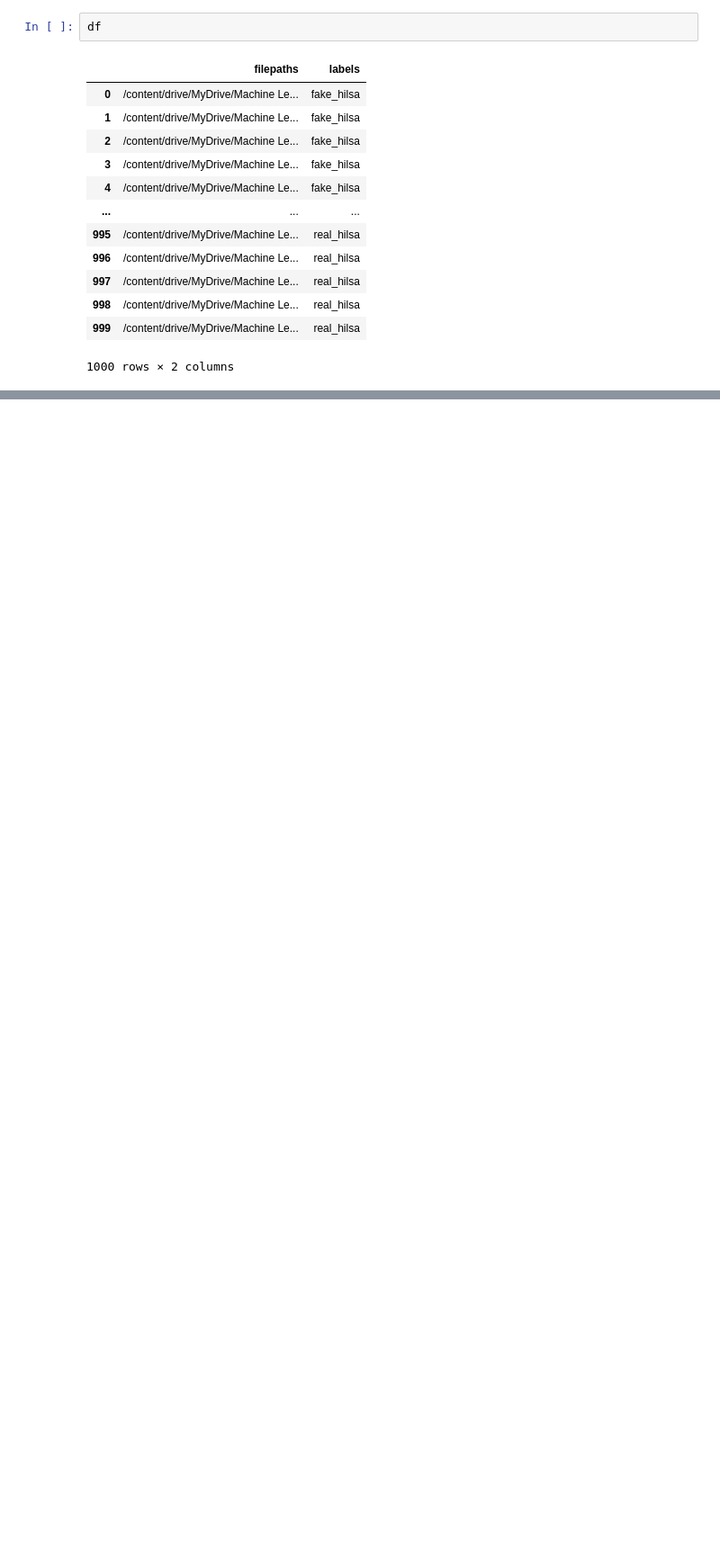
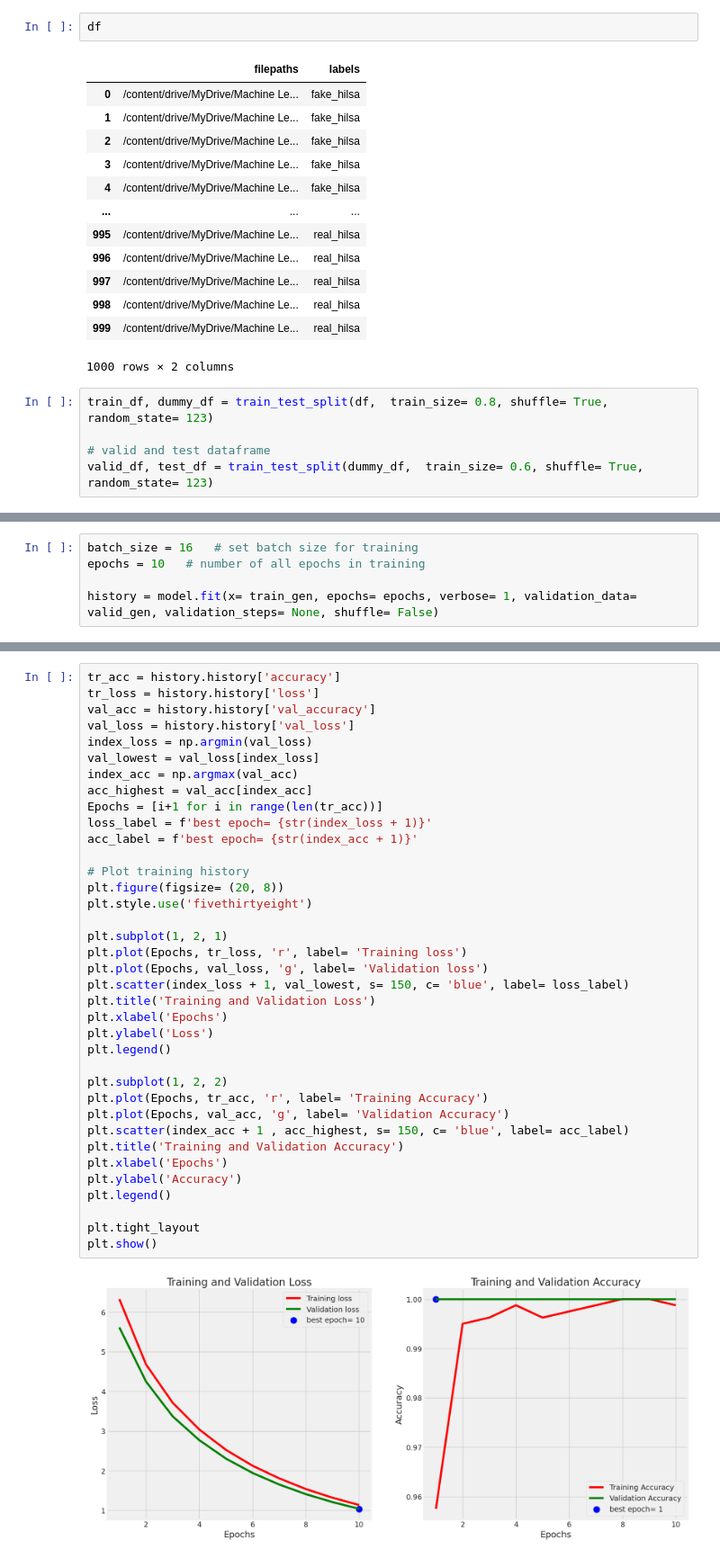
Before and after one commit to TOHA262000/DeepLearning, a Jupyter notebook: ResNet50.ipynb, the cells around one changed output, grey strips where cells are left out. Shown at 90% size. Cells and saved outputs as stored; diff of their text form; blank space fills up the shorter version.

Commit message:
Training and show result

```diff
--- a/ResNet50.ipynb
+++ b/ResNet50.ipynb
@@ -68,3 +68,8 @@ df
 | 998 | /content/drive/MyDrive/Machine Le... | real_hilsa |
 | 999 | /content/drive/MyDrive/Machine Le... | real_hilsa |
 1000 rows × 2 columns
+# %%
+train_df, dummy_df = train_test_split(df,  train_size= 0.8, shuffle= True, random_state= 123)
+
+# valid and test dataframe
+valid_df, test_df = train_test_split(dummy_df,  train_size= 0.6, shuffle= True, random_state= 123)
@@ -70,0 +157,5 @@ df
+# %%
+batch_size = 16   # set batch size for training
+epochs = 10   # number of all epochs in training
+
+history = model.fit(x= train_gen, epochs= epochs, verbose= 1, validation_data= valid_gen, validation_steps= None, shuffle= False)
@@ -70,0 +183,39 @@ df
+# %%
+tr_acc = history.history['accuracy']
+tr_loss = history.history['loss']
+val_acc = history.history['val_accuracy']
+val_loss = history.history['val_loss']
+index_loss = np.argmin(val_loss)
+val_lowest = val_loss[index_loss]
+index_acc = np.argmax(val_acc)
+acc_highest = val_acc[index_acc]
+Epochs = [i+1 for i in range(len(tr_acc))]
+loss_label = f'best epoch= {str(index_loss + 1)}'
+acc_label = f'best epoch= {str(index_acc + 1)}'
+
+# Plot training history
+plt.figure(figsize= (20, 8))
+plt.style.use('fivethirtyeight')
+
+plt.subplot(1, 2, 1)
+plt.plot(Epochs, tr_loss, 'r', label= 'Training loss')
+plt.plot(Epochs, val_loss, 'g', label= 'Validation loss')
+plt.scatter(index_loss + 1, val_lowest, s= 150, c= 'blue', label= loss_label)
+plt.title('Training and Validation Loss')
+plt.xlabel('Epochs')
+plt.ylabel('Loss')
+plt.legend()
+
+plt.subplot(1, 2, 2)
+plt.plot(Epochs, tr_acc, 'r', label= 'Training Accuracy')
+plt.plot(Epochs, val_acc, 'g', label= 'Validation Accuracy')
+plt.scatter(index_acc + 1 , acc_highest, s= 150, c= 'blue', label= acc_label)
+plt.title('Training and Validation Accuracy')
+plt.xlabel('Epochs')
+plt.ylabel('Accuracy')
+plt.legend()
+
+plt.tight_layout
+plt.show()
+# %% [output]
+[figure, added]
```
Also changed, not shown: parts of 3 cells of this notebook.
